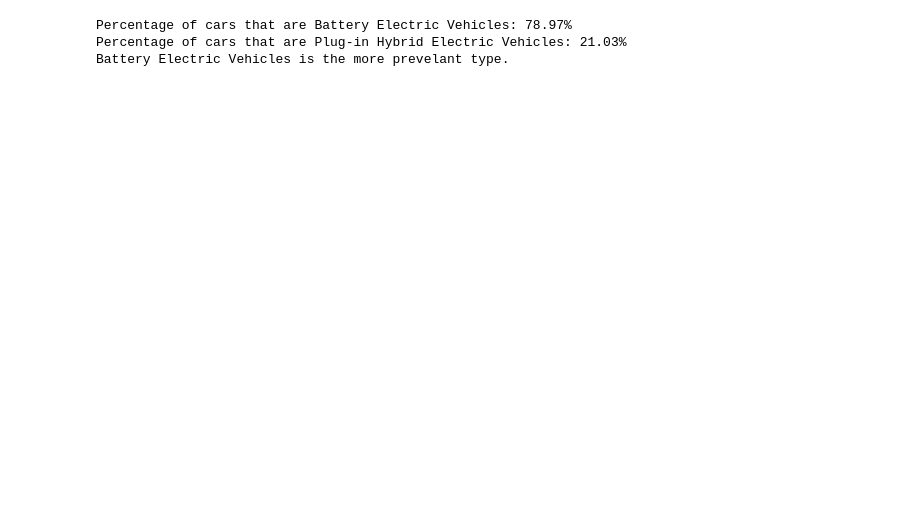
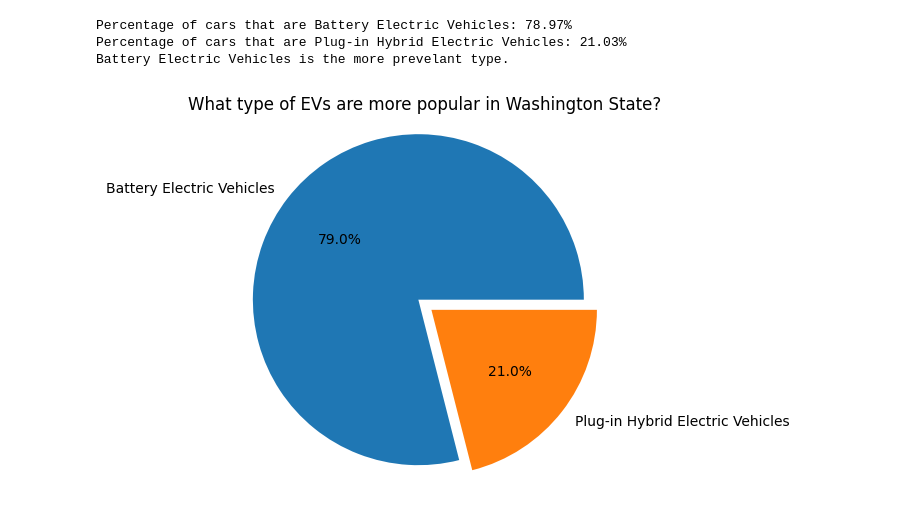
Before and after one commit to trevorhitchcock/IPDS-Data-Analysis-1, a Jupyter notebook: electric_vehicle_analysis.ipynb, the cells around one changed output. Cells and saved outputs as stored; diff of their text form; code cells hidden in the pictures; blank space fills up the shorter version.

```diff
--- a/electric_vehicle_analysis.ipynb
+++ b/electric_vehicle_analysis.ipynb
@@ -46,17 +50,28 @@ Name: count, dtype: int64
 
 n = 10
-vehicle_type_count = df['Electric Vehicle Type'].value_counts().head(n)
+vehicle_type_count = df['Electric Vehicle Type'].value_counts()
 BEV = vehicle_type_count.values[0] # Battery Electric Vehicle
 PHEV = vehicle_type_count.values[1] # Plug-in Hybrid Electric Vehicle
 total = BEV + PHEV
 
 more_prevelant = "Battery Electric Vehicles" if BEV > PHEV else "Plug-in Hybrid Electric Vehicles"
 
 print(f"Percentage of cars that are Battery Electric Vehicles: {BEV/total:.2%}")
 print(f"Percentage of cars that are Plug-in Hybrid Electric Vehicles: {PHEV/total:.2%}")
 print(f"{more_prevelant} is the more prevelant type.")
+
+# Create pie chart
+plt.pie([BEV,PHEV], labels = ["Battery Electric Vehicles","Plug-in Hybrid Electric Vehicles"],
+        explode = (.1,0), autopct='%1.1f%%')
+
+plt.axis('equal')
+
+# Display the chart
+plt.title("What type of EVs are more popular in Washington State?")
+plt.show()
 # %% [output]
 Percentage of cars that are Battery Electric Vehicles: 78.97%
 Percentage of cars that are Plug-in Hybrid Electric Vehicles: 21.03%
 Battery Electric Vehicles is the more prevelant type.
+[figure, added]
 # %%
```
Also changed, not shown: parts of 9 cells of this notebook.
